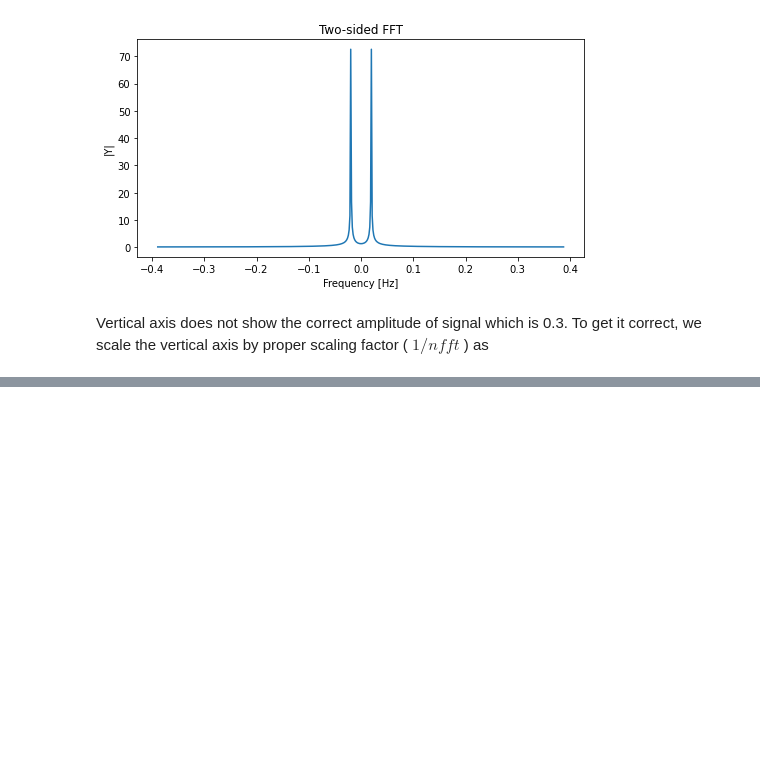
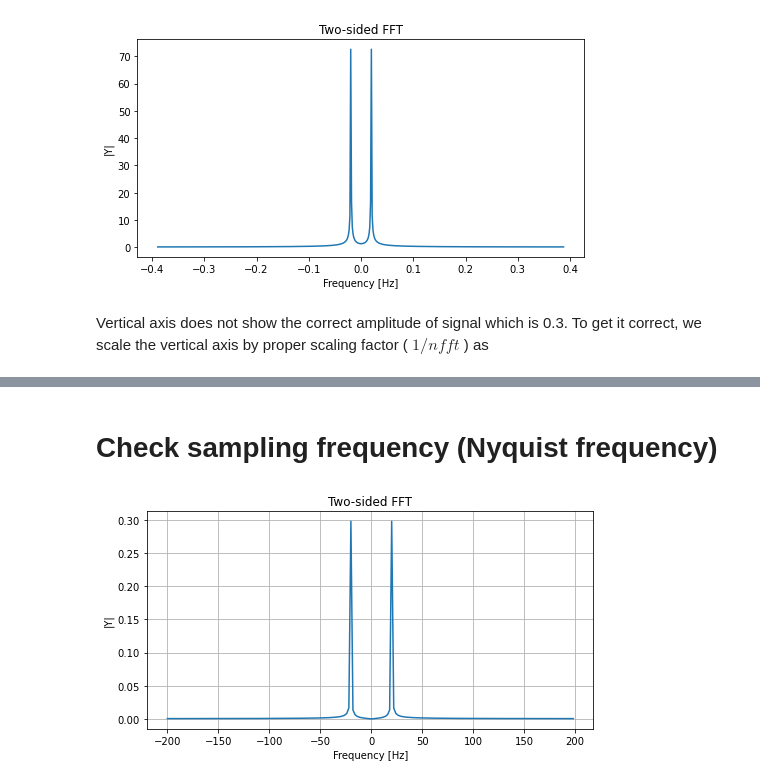
Before and after one commit to MostafaBakhoda/Wind-Turbulence-Box, a Jupyter notebook: python/FFT_in_python.ipynb, the cells around one changed output, grey strips where cells are left out. Cells and saved outputs as stored; diff of their text form; code cells hidden in the pictures; blank space fills up the shorter version.

Commit message:
Nyquist frequency.

```diff
--- a/python/FFT_in_python.ipynb
+++ b/python/FFT_in_python.ipynb
@@ -147,0 +149,23 @@ fig.show()
+# %% [markdown]
+# Check sampling frequency (Nyquist frequency)
+# %%
+from scipy.fftpack import fft, fftfreq, fftshift
+import numpy as np
+import matplotlib.pyplot as plt
+# number of signal points
+N = 200
+# sample spacing
+dt = 1.0 / (2.0*N)
+a=0.3
+f=20
+phase=0
+
+(t,y) = gen_wave(f,dt,a,phase,N)
+Y = fftshift(fft(y))
+freq = fftshift(fftfreq(N, dt))
+setup_plot(title='Two-sided FFT', x_label='Frequency [Hz]', y_label='|Y|', fig_size=None)
+plt.plot(freq, 2.0/N * np.abs(Y))
+plt.grid()
+plt.show()
+# %% [output]
+[figure, added]
```
Also changed, not shown: parts of 1 cell of this notebook.
